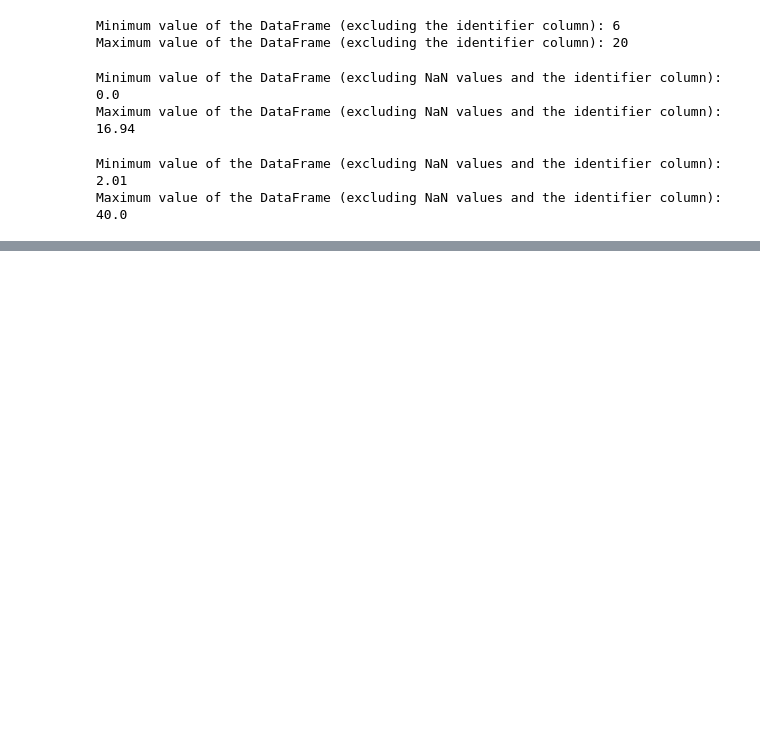
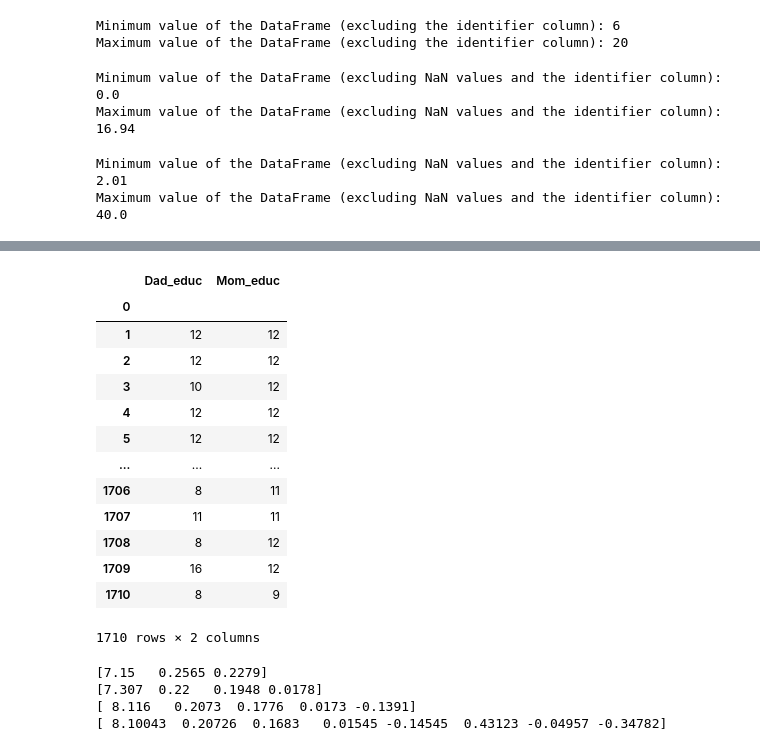
Before and after one commit to fls808/Dynamic-Programming, a Jupyter notebook: Data.ipynb, the cells around one changed output, grey strips where cells are left out. Drawn from its saved outputs; the diff is of its cells as text; code cells hidden in the pictures; blank space fills up the shorter version.

```diff
--- a/Data.ipynb
+++ b/Data.ipynb
@@ -175,0 +193,49 @@ Maximum value of the DataFrame (excluding NaN values and the identifier column):
+# %%
+family[['Dad_educ','Mom_educ']]
+# %% [output]
+|  | Dad_educ | Mom_educ |
+| 0 |  |  |
+| 1 | 12 | 12 |
+| 2 | 12 | 12 |
+| 3 | 10 | 12 |
+| 4 | 12 | 12 |
+| 5 | 12 | 12 |
+| ... | ... | ... |
+| 1706 | 8 | 11 |
+| 1707 | 11 | 11 |
+| 1708 | 8 | 12 |
+| 1709 | 16 | 12 |
+| 1710 | 8 | 9 |
+1710 rows × 2 columns
+# %%
+# Laver OLS estimation
+dat = family.copy()
+dat['constant'] = np.ones(family.shape[0])
+dat['Family_income'] = dat['Family_income'] / 1000
+# Estimerer model (1)
+y = edu[edu.columns[-1]].values
+X_m1 = dat[['constant','Dad_educ','Mom_educ']].values
+
+# Print model (1)
+betahat_m1 = np.linalg.inv(X_m1.T @ X_m1) @ X_m1.T @ y
+print(betahat_m1.round(4))
+
+#Print model (2)
+X_m2 = dat[['constant','Dad_educ','Mom_educ','Family_income']].values
+betahat_m2 = np.linalg.inv(X_m2.T @ X_m2) @ X_m2.T @ y
+print(betahat_m2.round(4))
+
+#Print model (3)
+X_m3 = dat[['constant','Dad_educ','Mom_educ','Family_income','Num_siblings']].values
+betahat_m3 = np.linalg.inv(X_m3.T @ X_m3) @ X_m3.T @ y
+print(betahat_m3.round(4))
+
+#Print model (4)
+X_m4 = dat[['constant','Dad_educ','Mom_educ','Family_income','Num_siblings','Nuclear','Urban','South']].values
+betahat_m4 = np.linalg.inv(X_m4.T @ X_m4) @ X_m4.T @ y
+print(betahat_m4.round(5))
+# %% [output]
+[7.15   0.2565 0.2279]
+[7.307  0.22   0.1948 0.0178]
+[ 8.116   0.2073  0.1776  0.0173 -0.1391]
+[ 8.10043  0.20726  0.1683   0.01545 -0.14545  0.43123 -0.04957 -0.34782]
```
Also changed, not shown: parts of 1 cell of this notebook, 1 other file.
